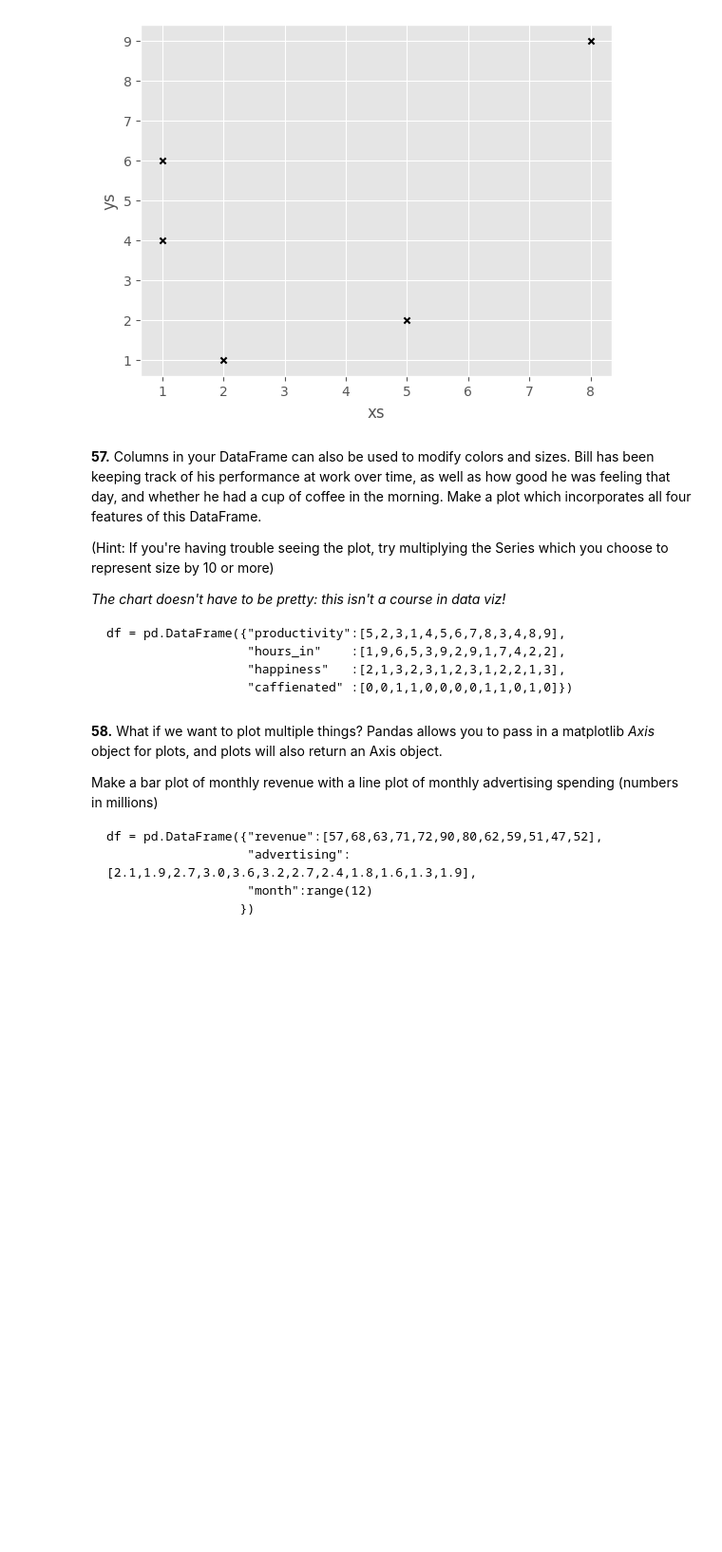
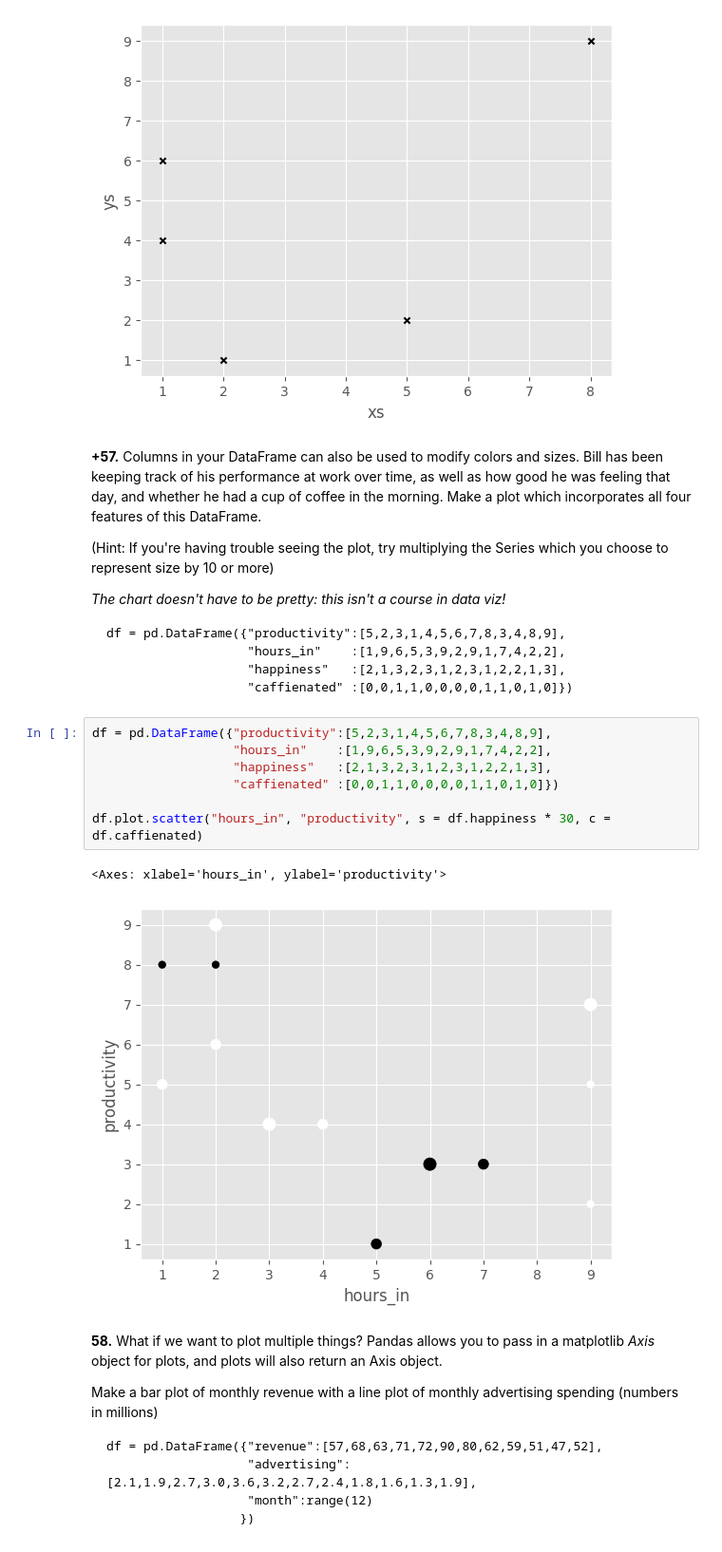
Before and after one commit to bogdan-kovalchuk/100-pandas-puzzles, a Jupyter notebook: 100-pandas-puzzles.ipynb, the cells around one changed output. Shown at 95% size. Cells and saved outputs as stored; diff of their text form; blank space fills up the shorter version.

````diff
--- a/100-pandas-puzzles.ipynb
+++ b/100-pandas-puzzles.ipynb
@@ -1080,7 +1080,7 @@ df.plot.scatter("xs", "ys", color = "black", marker = "x")
 <Axes: xlabel='xs', ylabel='ys'>
 [figure]
 # %% [markdown]
-**57.** Columns in your DataFrame can also be used to modify colors and sizes.  Bill has been keeping track of his performance at work over time, as well as how good he was feeling that day, and whether he had a cup of coffee in the morning.  Make a plot which incorporates all four features of this DataFrame.
+**+57.** Columns in your DataFrame can also be used to modify colors and sizes.  Bill has been keeping track of his performance at work over time, as well as how good he was feeling that day, and whether he had a cup of coffee in the morning.  Make a plot which incorporates all four features of this DataFrame.
 
 (Hint:  If you're having trouble seeing the plot, try multiplying the Series which you choose to represent size by 10 or more)
 
@@ -1092,6 +1092,16 @@ df = pd.DataFrame({"productivity":[5,2,3,1,4,5,6,7,8,3,4,8,9],
                    "happiness"   :[2,1,3,2,3,1,2,3,1,2,2,1,3],
                    "caffienated" :[0,0,1,1,0,0,0,0,1,1,0,1,0]})
 ```
+# %%
+df = pd.DataFrame({"productivity":[5,2,3,1,4,5,6,7,8,3,4,8,9],
+                   "hours_in"    :[1,9,6,5,3,9,2,9,1,7,4,2,2],
+                   "happiness"   :[2,1,3,2,3,1,2,3,1,2,2,1,3],
+                   "caffienated" :[0,0,1,1,0,0,0,0,1,1,0,1,0]})
+
+df.plot.scatter("hours_in", "productivity", s = df.happiness * 30, c = df.caffienated)
+# %% [output]
+<Axes: xlabel='hours_in', ylabel='productivity'>
+[figure, added]
 # %% [markdown]
 **58.**  What if we want to plot multiple things?  Pandas allows you to pass in a matplotlib *Axis* object for plots, and plots will also return an Axis object.
 
````
Also changed, not shown: parts of 15 cells of this notebook.
